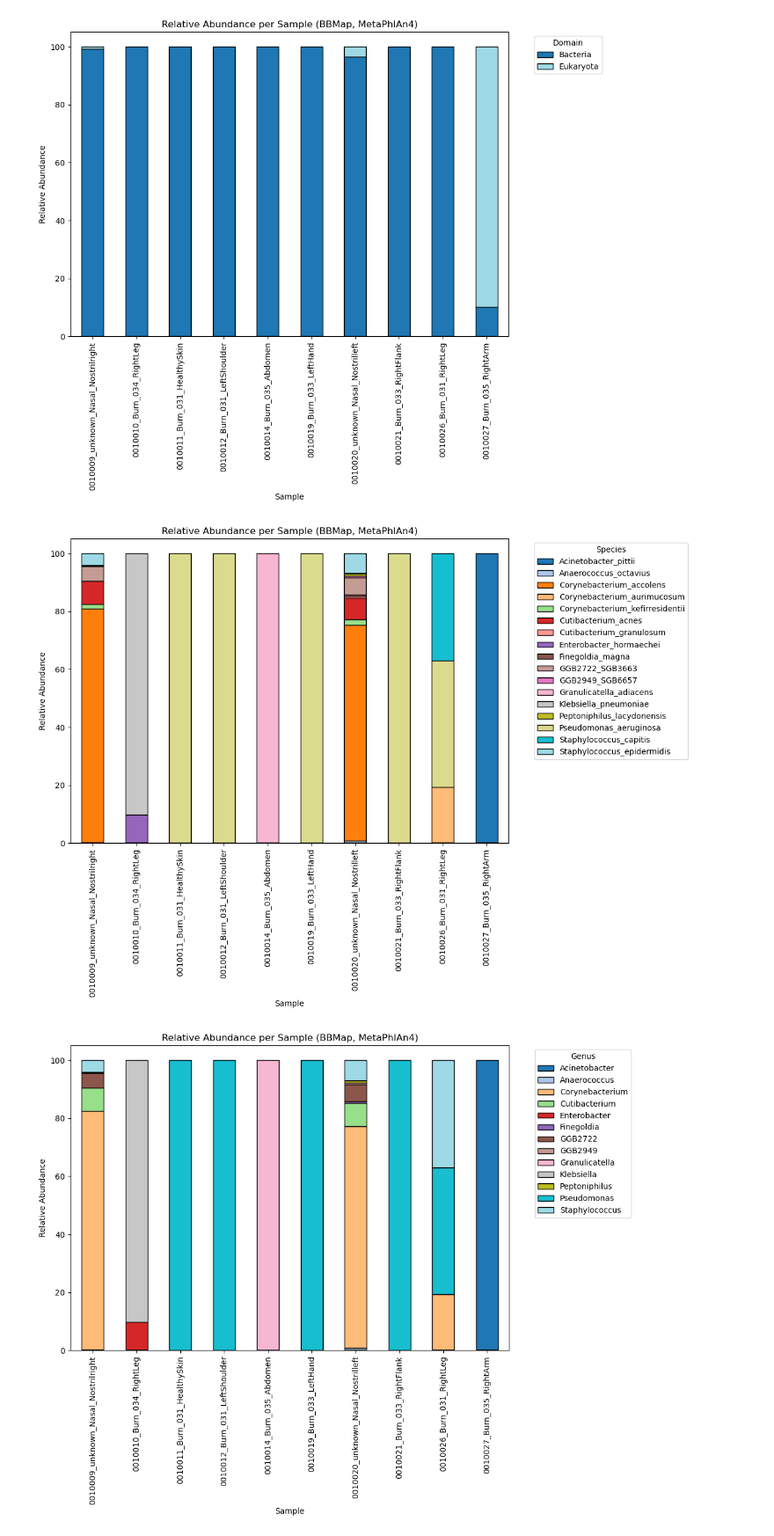
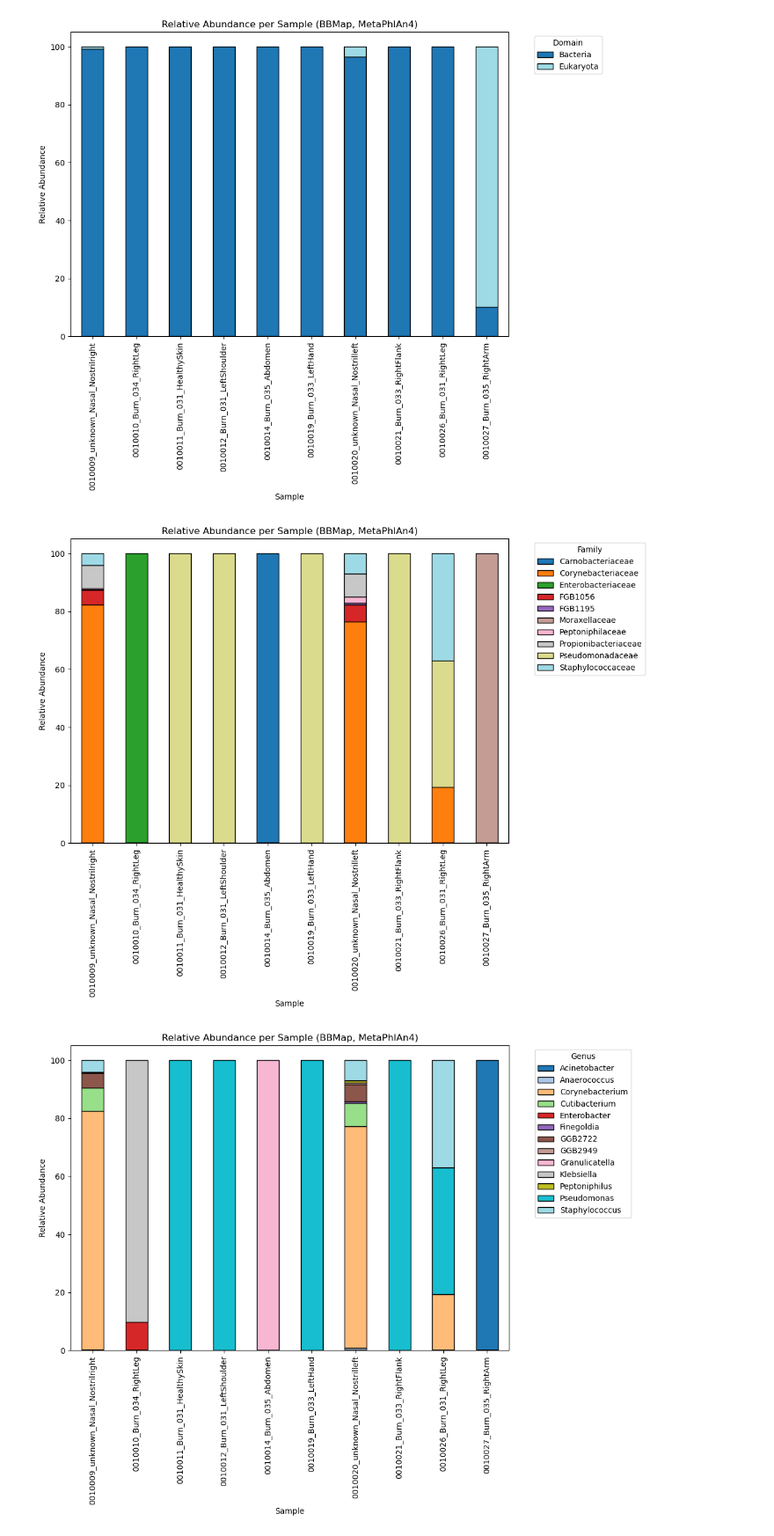
Before and after one commit to TomasDemeter/shotgun_metagenomics, a Jupyter notebook: workflow/scripts/plotting_notebook.ipynb, the cells around one changed output. Shown at 88% size. Saved outputs shown, nothing was run; the diff lists cells and outputs as text; code cells hidden in the pictures.

Commit message:
plot fix

```diff
--- a/workflow/scripts/plotting_notebook.ipynb
+++ b/workflow/scripts/plotting_notebook.ipynb
@@ -175,9 +171,9 @@ plot_relative_abundance(metaphlan_bbmap, 10, "BBMap, MetaPhlAn4")
 # %% [output]
 [figure]
 # %%
-plot_relative_abundance_bacteria(metaphlan_bbmap, "Species", 10, "BBMap, MetaPhlAn4")
+plot_relative_abundance_bacteria(metaphlan_bbmap, "Family", 10, "BBMap, MetaPhlAn4")
 # %% [output]
-[figure, old version]
+[figure, new version]
 # %%
 plot_relative_abundance_bacteria(metaphlan_bbmap, "Genus", 10, "BBMap, MetaPhlAn4")
 # %% [output]
```
Also changed, not shown: parts of 1 cell of this notebook.
